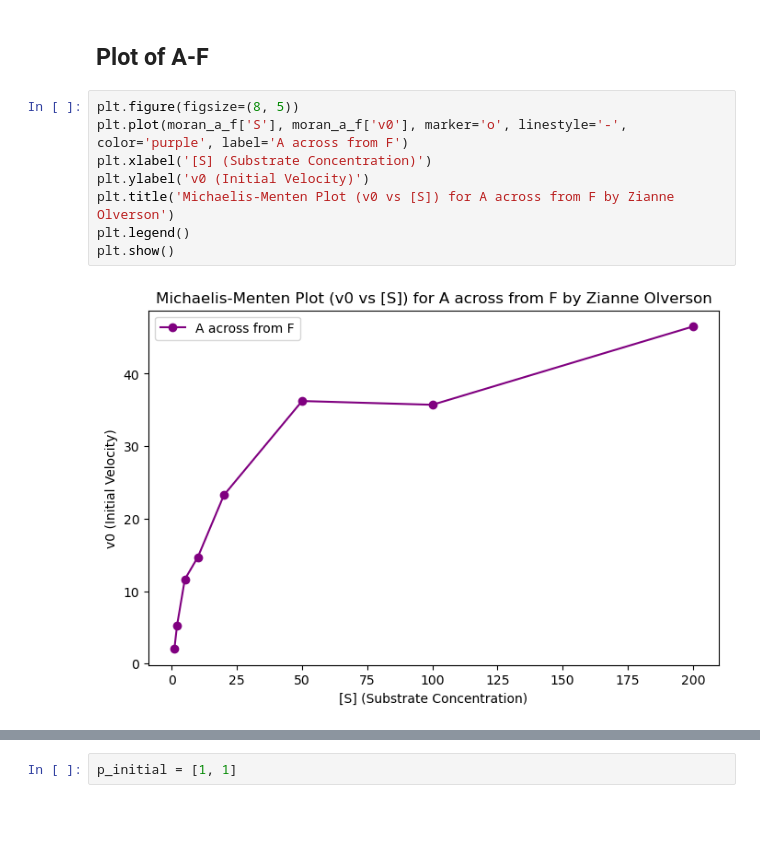
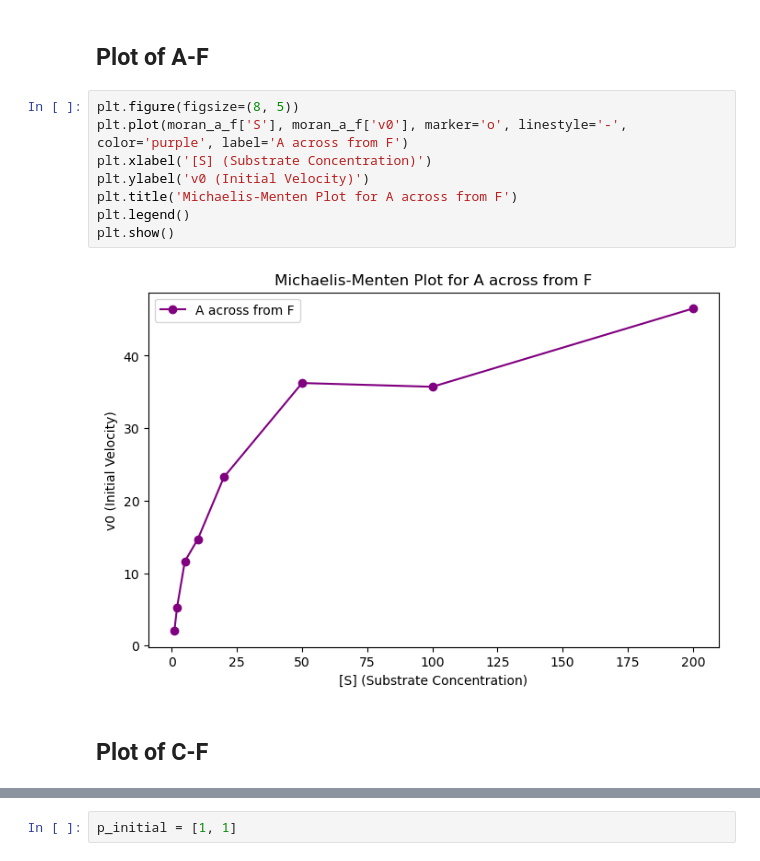
Before and after one commit to ZianneO/BSGP7030-PythonLM, a Jupyter notebook: Untitled.ipynb, the cells around one changed output, grey strips where cells are left out. Saved outputs shown, nothing was run; the diff lists cells and outputs as text; blank space fills up the shorter version.

```diff
--- a/Untitled.ipynb
+++ b/Untitled.ipynb
@@ -74,10 +78,12 @@ Data for A across from F:
 # %%
 plt.figure(figsize=(8, 5))
 plt.plot(moran_a_f['S'], moran_a_f['v0'], marker='o', linestyle='-', color='purple', label='A across from F')
 plt.xlabel('[S] (Substrate Concentration)')
 plt.ylabel('v0 (Initial Velocity)')
-plt.title('Michaelis-Menten Plot (v0 vs [S]) for A across from F by Zianne Olverson')
+plt.title('Michaelis-Menten Plot for A across from F')
 plt.legend()
 plt.show()
 # %% [output]
-[figure, old version]
+[figure, new version]
+# %% [markdown]
+## Plot of C-F
```
Also changed, not shown: parts of 17 cells of this notebook.
